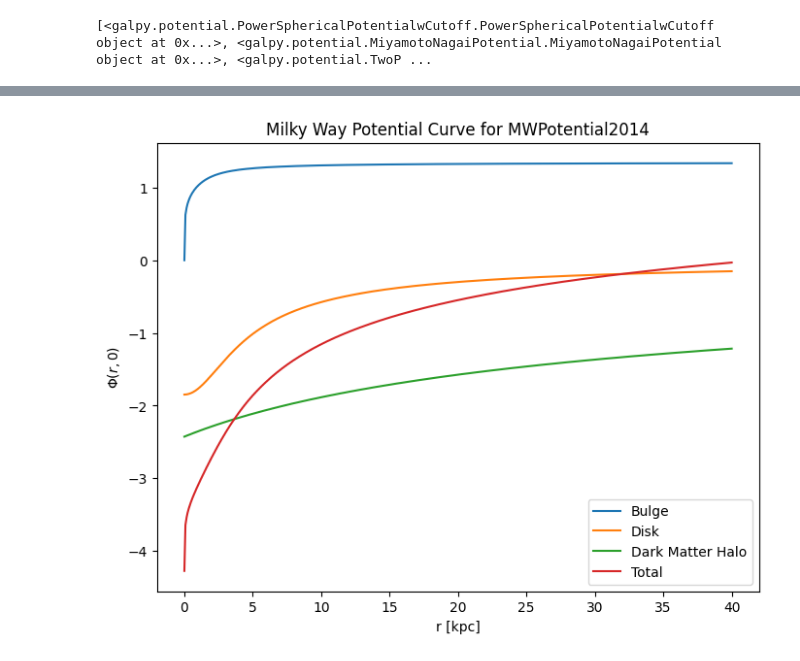
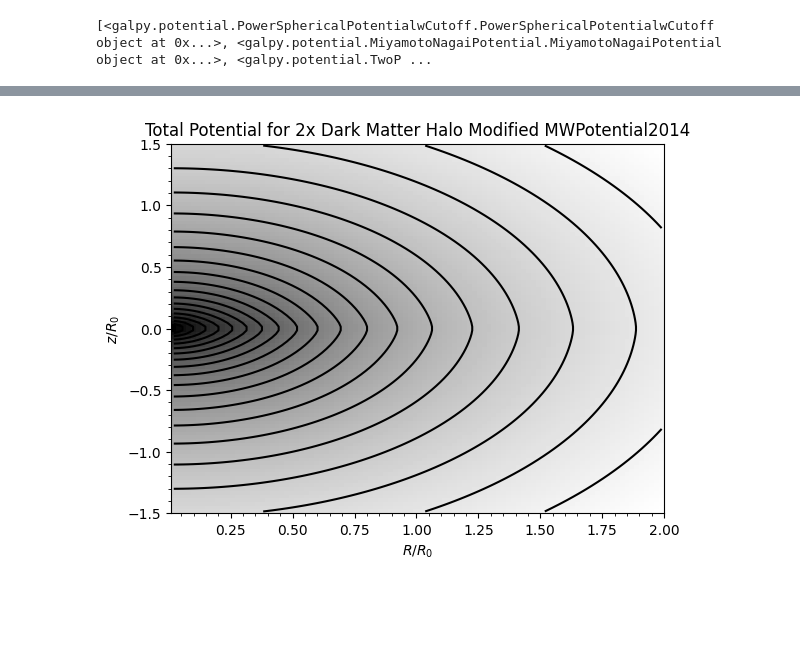
Before and after one commit to amalbumbia/Astrophysical-Dynamics, a Jupyter notebook: hwk3.ipynb, the cells around one changed output, grey strips where cells are left out. Saved outputs shown, nothing was run; the diff lists cells and outputs as text; code cells hidden in the pictures; blank space fills up the shorter version.

```diff
--- a/hwk3.ipynb
+++ b/hwk3.ipynb
@@ -93,10 +120,10 @@ from galpy.potential.mwpotentials import MWPotential2014
 # %% [output]
 [<galpy.potential.PowerSphericalPotentialwCutoff.PowerSphericalPotentialwCutoff object at 0x...>, <galpy.potential.MiyamotoNagaiPotential.MiyamotoNagaiPotential object at 0x...>, <galpy.potential.TwoP ...
 # %%
-# Calculate gravitational potential for Milky Way using Mass 1 (“MWPotential2014”) and Mass 2 (total)
+# turned out to not be necessary but I did it so I left it here just in case
+
 from galpy.potential import PowerSphericalPotentialwCutoff, MiyamotoNagaiPotential, NFWPotential
-from galpy.potential import plotPotentials, plotRotcurve, evaluatePotentials
-import numpy as np
+from galpy.potential import plotPotentials
 
 bp= PowerSphericalPotentialwCutoff(alpha=1.8,rc=1.9/8.,normalize=0.05)
 mp= MiyamotoNagaiPotential(a=3./8.,b=0.28/8.,normalize=.6)
@@ -105,7 +132,9 @@ MWPotential2014= bp+mp+nfwp
 # print(MWPotential2014) # this is the potential of the Milky Way
 
 # Mass 1 plotting potential components
-rmax = 2.5
+
+# just played around to pick the best looking window
+rmax = 2
 zmax = 1.5
 
 plt.figure(figsize=(7, 6))
@@ -128,47 +157,9 @@ plotPotentials(MWPotential2014[2], rmin=0.01, rmax=rmax, zmin=-zmax, zmax=zmax,
                nrs=100, nzs=100)
 plt.title("Dark Matter Halo Potential Component of MWPotential2014")
 
-# Mass 1 plotting potentials after evaluating
-r = np.linspace(0.0, 40.0, 500)
-R = r / 8.0
-
-potential_bulge_1 = []
-potential_disk_1 = []
-potential_dm_1 = []
-potential_tot_1 = []
-
-for r_i in R:
-    potential_bulge_1.append(evaluatePotentials(MWPotential2014[0], r_i, 0.0))
-    potential_disk_1.append(evaluatePotentials(MWPotential2014[1], r_i, 0.0))
-    potential_dm_1.append(evaluatePotentials(MWPotential2014[2], r_i, 0.0))
-    potential_tot_1.append(evaluatePotentials(MWPotential2014, r_i, 0.0))
-
-plt.figure(figsize=(8,6))
-plt.plot(r, potential_bulge_1, label='Bulge')
-plt.plot(r, potential_disk_1, label='Disk')
-plt.plot(r, potential_dm_1, label='Dark Matter Halo')
-plt.plot(r, potential_tot_1, label='Total')
-plt.xlabel('r [kpc]')
-plt.ylabel(r'$\Phi(r,0)$')
-plt.title('Milky Way Potential Curve for MWPotential2014')
-plt.legend()
-plt.show()
-
-# Mass 1 Plotting Circular Velocity Curve
-
-plotRotcurve(MWPotential2014, label='Total')
-plotRotcurve(MWPotential2014[0], label='Bulge', overplot=True)
-plotRotcurve(MWPotential2014[1], label='Disk',  overplot=True)
-plotRotcurve(MWPotential2014[2], label='Dark Matter Halo',  overplot=True)
-plt.title("Circular Velocity Curve for MWPotential2014")
-plt.legend()
-
-
 # Mass 2
 
-MWPotential2014[0]*= 2 # bulge component
-MWPotential2014[1]*= 2 # disk component
-MWPotential2014[2]*= 2 # dark matter halo component
+MWPotential2014[2]*= 2 # dark matter halo component only
 
 MWPotential_2x = MWPotential2014[0] + MWPotential2014[1] + MWPotential2014[2]
 
@@ -178,53 +169,20 @@ MWPotential_2x = MWPotential2014[0] + MWPotential2014[1] + MWPotential2014[2]
 plt.figure(figsize=(7, 6))
 plotPotentials(MWPotential_2x, rmin=0.01, rmax=rmax, zmin=-zmax, zmax=zmax,
                nrs=100, nzs=100)
-plt.title("Total Potential for 2x MWPotential2014")
+plt.title("Total Potential for 2x Dark Matter Halo Modified MWPotential2014")
 
 plt.figure(figsize=(7, 6))
 plotPotentials(MWPotential_2x[0], rmin=0.01, rmax=rmax, zmin=-zmax, zmax=zmax,
                nrs=100, nzs=100)
-plt.title("Bulge Potential Component for 2x MWPotential2014")
+plt.title("Bulge Potential Component for 2x Dark Matter Halo Modified MWPotential2014")
 
 plt.figure(figsize=(7, 6))
 plotPotentials(MWPotential_2x[1], rmin=0.01, rmax=rmax, zmin=-zmax, zmax=zmax,
                nrs=100, nzs=100)
-plt.title("Disk Potential Component for 2x MWPotential2014")
+plt.title("Disk Potential Component for 2x Dark Matter Halo Modified MWPotential2014")
 
 plt.figure(figsize=(7, 6))
 plotPotentials(MWPotential_2x[2], rmin=0.01, rmax=rmax, zmin=-zmax, zmax=zmax,
                nrs=100, nzs=100)
-plt.title("Dark Matter Halo Potential Component for 2x MWPotential2014")
-
-# Mass 2 plotting potentials after evaluating
-# same linspace as before
-potential_bulge_2 = []
-potential_disk_2 = []
-potential_dm_2 = []
-potential_tot_2 = []
-
-for r_i in R:
-    potential_bulge_2.append(evaluatePotentials(MWPotential_2x[0], r_i, 0.0))
-    potential_disk_2.append(evaluatePotentials(MWPotential_2x[1], r_i, 0.0))
-    potential_dm_2.append(evaluatePotentials(MWPotential_2x[2], r_i, 0.0))
-    potential_tot_2.append(evaluatePotentials(MWPotential_2x, r_i, 0.0))
-
-plt.figure(figsize=(8,6))
-plt.plot(r, potential_bulge_2, label='Bulge')
-plt.plot(r, potential_disk_2, label='Disk')
-plt.plot(r, potential_dm_2, label='Dark Matter Halo')
-plt.plot(r, potential_tot_2, label='Total')
-plt.xlabel('r (kpc)')
-plt.ylabel(r'$\Phi(r,0)$')
-plt.title('Milky Way Potential Curve for 2x MWPotential2014')
-plt.legend()
-plt.show()
-
-# Mass 2 Circular Velocity Curve
-
-plotRotcurve(MWPotential_2x, label='Total')
-plotRotcurve(MWPotential_2x[0], label='Bulge', overplot=True)
-plotRotcurve(MWPotential_2x[1], label='Disk',  overplot=True)
-plotRotcurve(MWPotential_2x[2], label='Dark Matter Halo',  overplot=True)
-plt.title("Circular Velocity Curve for 2x MWPotential2014")
-plt.legend()
+plt.title("Dark Matter Halo Potential Component for 2x Dark Matter Halo Modified MWPotential2014")
 # %% [output]
@@ -239 +199 @@ plt.legend()
-[figure, old version]
+[figure, new version]
```
Also changed, not shown: parts of 9 cells of this notebook.
